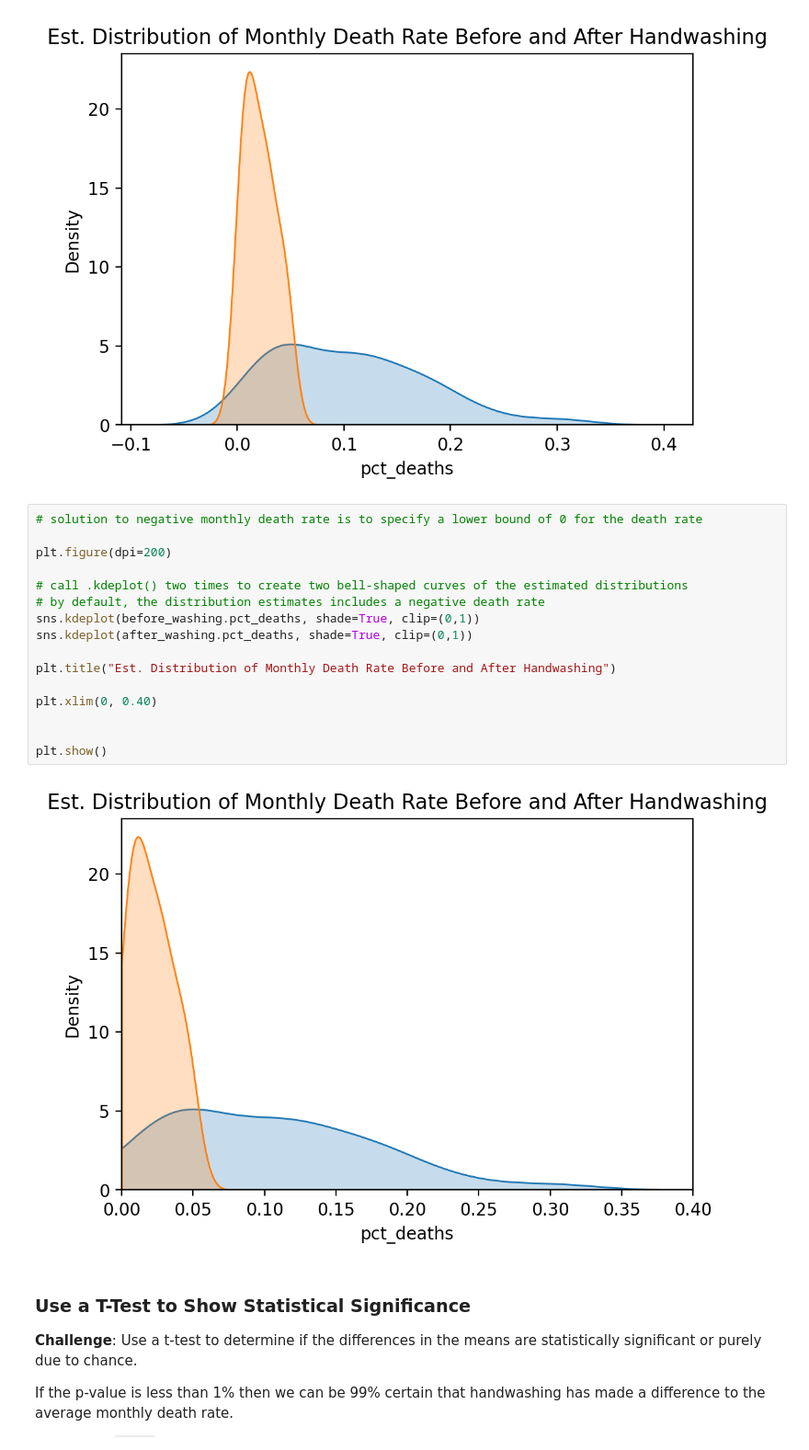
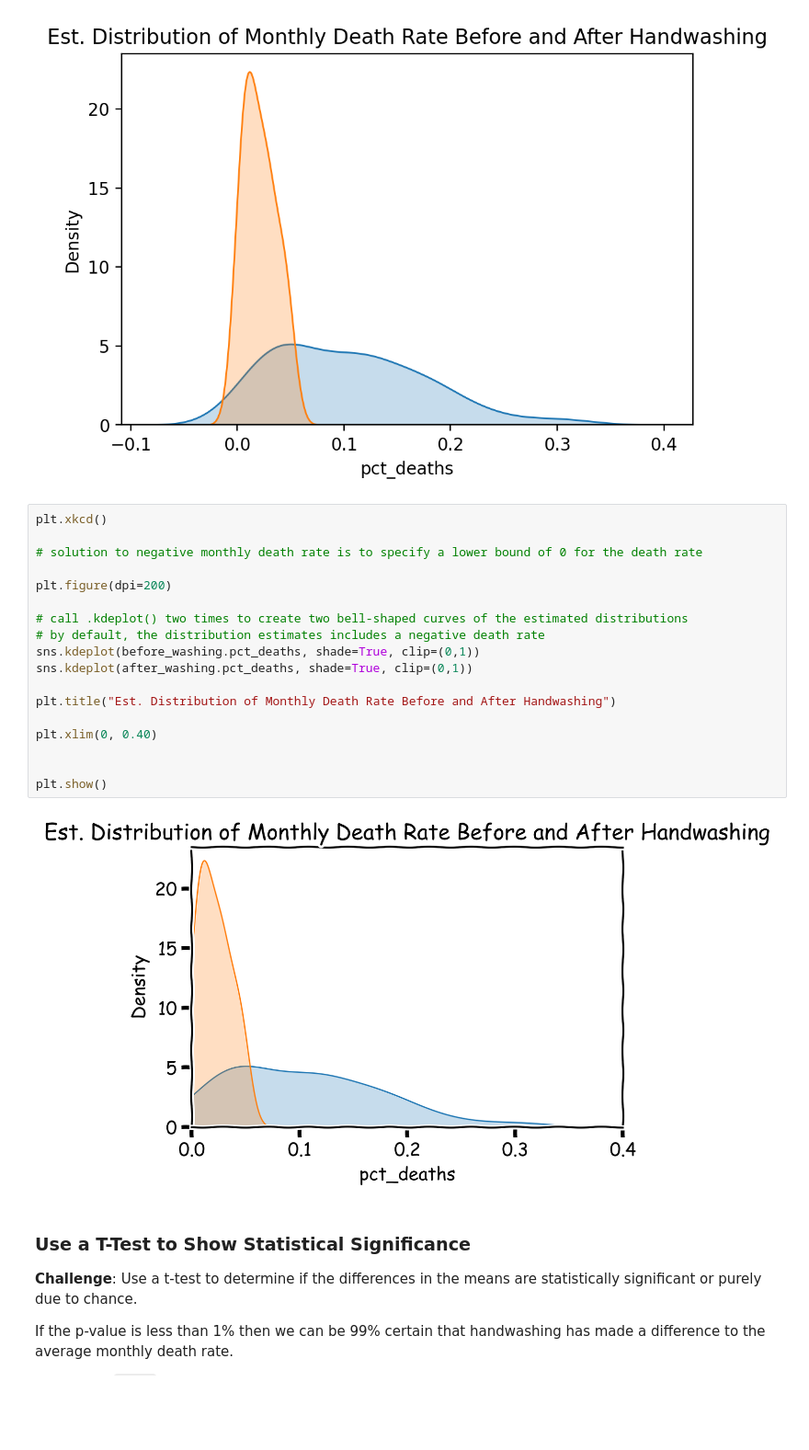
Before and after one commit to AHMAD-KHAIRI/python, a Jupyter notebook: day_100_DrSemmelweis_Analysis/Dr_Semmelweis_Handwashing_Discovery_(start).ipynb, the cells around one changed output. Shown at 92% size. Saved outputs shown, nothing was run; the diff lists cells and outputs as text; blank space fills up the shorter version.

```diff
--- a/day_100_DrSemmelweis_Analysis/Dr_Semmelweis_Handwashing_Discovery_(start).ipynb
+++ b/day_100_DrSemmelweis_Analysis/Dr_Semmelweis_Handwashing_Discovery_(start).ipynb
@@ -557,23 +557,25 @@ plt.show()
 # %% [output]
 [figure]
 # %%
+plt.xkcd()
+
 # solution to negative monthly death rate is to specify a lower bound of 0 for the death rate
 
 plt.figure(dpi=200)
 
 # call .kdeplot() two times to create two bell-shaped curves of the estimated distributions
 # by default, the distribution estimates includes a negative death rate
 sns.kdeplot(before_washing.pct_deaths, shade=True, clip=(0,1))
 sns.kdeplot(after_washing.pct_deaths, shade=True, clip=(0,1))
 
 plt.title("Est. Distribution of Monthly Death Rate Before and After Handwashing")
 
 plt.xlim(0, 0.40)
 
 
 plt.show()
 # %% [output]
-[figure, old version]
+[figure, new version]
 # %% [markdown]
 ### Use a T-Test to Show Statistical Significance
 
```
Also changed, not shown: 3 other files.
